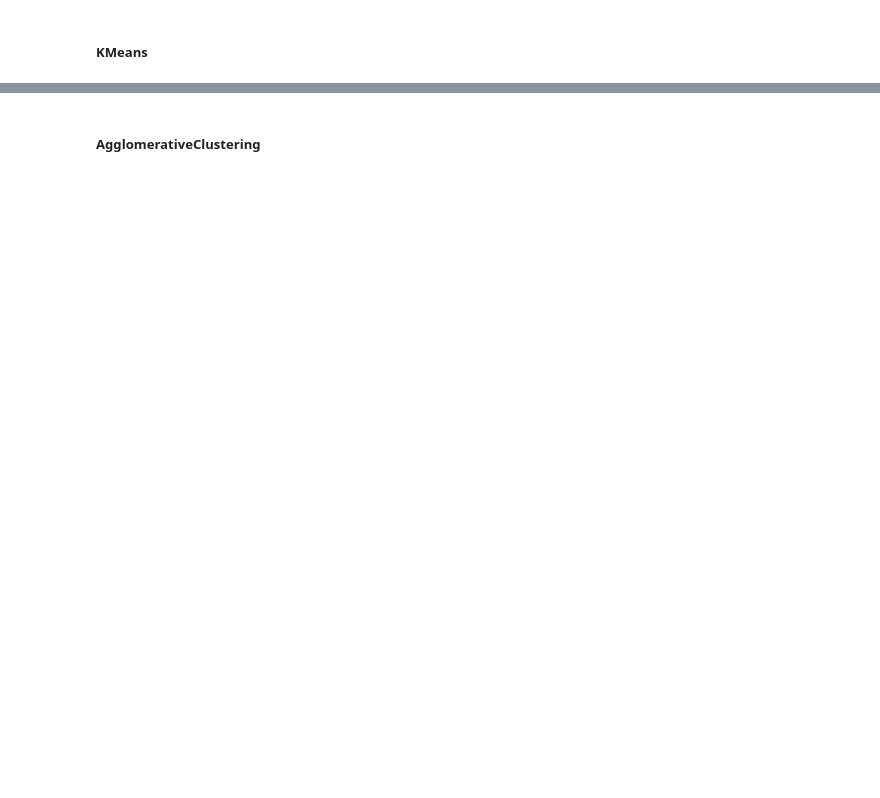
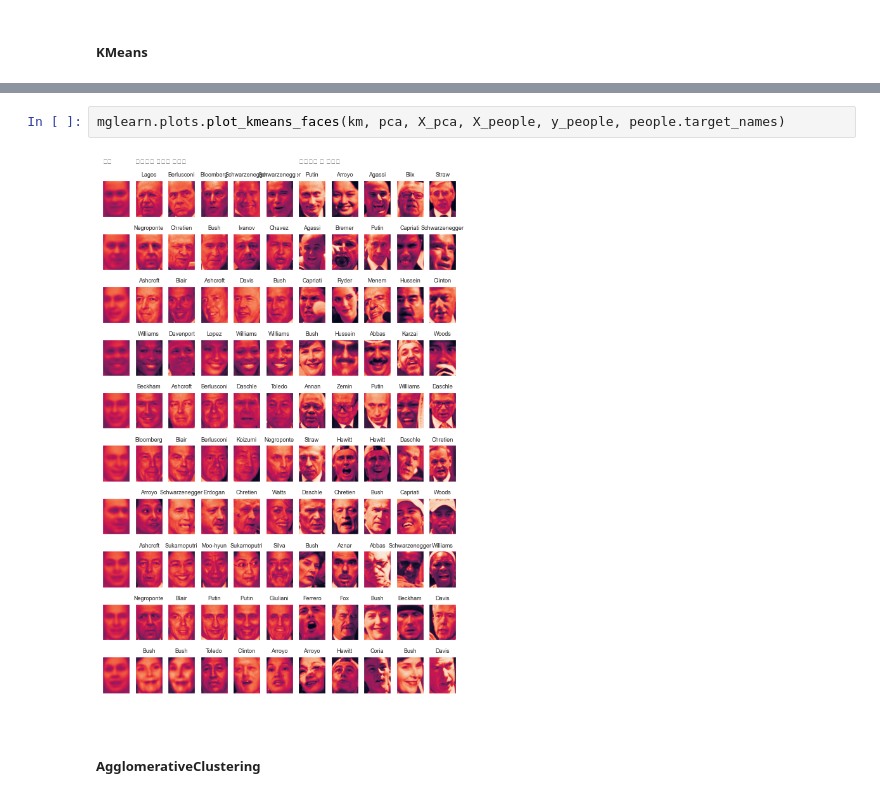
Before and after one commit to JaeMin1130/Machine-Learning, a Jupyter notebook: CHAPTER 3. 비지도 학습과 데이터 전처리.ipynb, the cells around one changed output, grey strips where cells are left out. Saved outputs shown, nothing was run; the diff lists cells and outputs as text; blank space fills up the shorter version.

```diff
--- a/CHAPTER 3. 비지도 학습과 데이터 전처리.ipynb
+++ b/CHAPTER 3. 비지도 학습과 데이터 전처리.ipynb
@@ -303,2 +391,6 @@ for ax, algorithm in zip(ax[1:], algorithms):
+# %%
+mglearn.plots.plot_kmeans_faces(km, pca, X_pca, X_people, y_people, people.target_names)
+# %% [output]
+[figure, added]
 # %% [markdown]
 ##### AgglomerativeClustering
```
Also changed, not shown: parts of 17 cells of this notebook.
